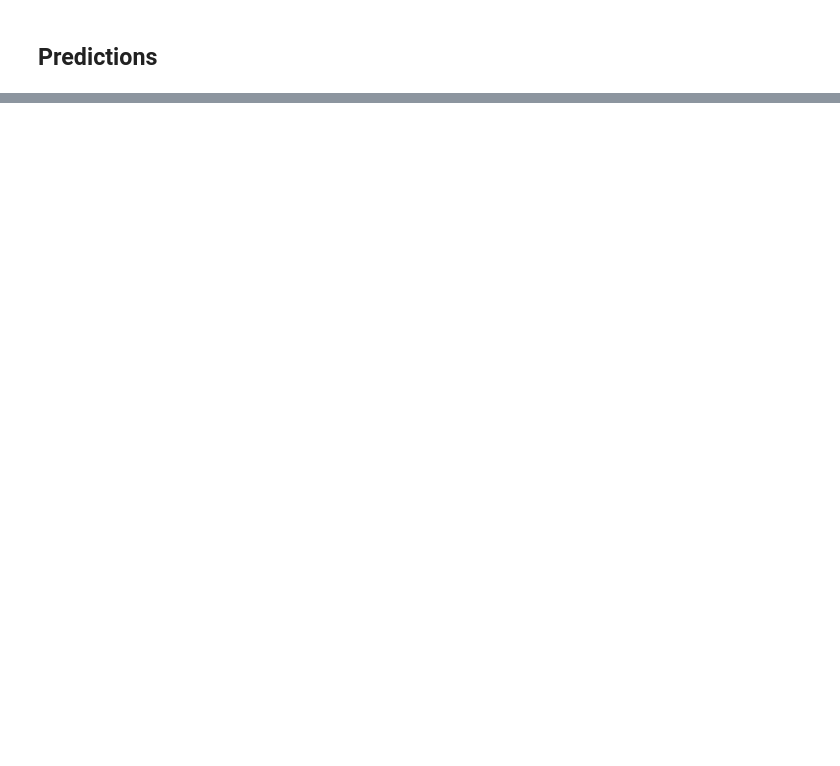
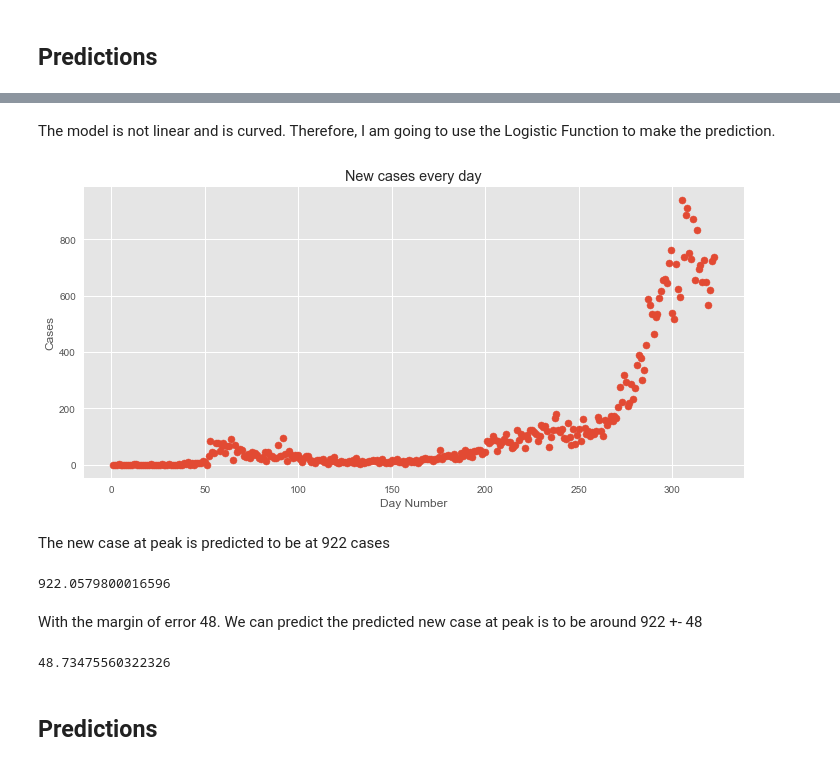
Before and after one commit to hieu-le296/Canada-covid19-analysis, a Jupyter notebook: project.ipynb, the cells around one changed output, grey strips where cells are left out. Cells and saved outputs as stored; diff of their text form; code cells hidden in the pictures; blank space fills up the shorter version.

```diff
--- a/project.ipynb
+++ b/project.ipynb
@@ -274,0 +336,16 @@ rmse: 468.9501851891274
+# %% [markdown]
+The model is not linear and is curved. Therefore, I am going to use the Logistic Function to make the prediction.
+# %%
+plt.figure(figsize=(10, 5))
+
+
+
+
+plt.scatter(x, y)
+plt.title('New cases every day')
+plt.ylabel('Cases')
+plt.xlabel('Day Number')
+
+plt.tight_layout()
+# %% [output]
+[figure, added]
@@ -274,0 +355,18 @@ rmse: 468.9501851891274
+# %% [markdown]
+The new case at peak is predicted to be at 922 cases
+# %%
+xlist = list(x)
+ylist = list(y)
+fit= curve_fit(logistic_model,xlist,ylist,p0=[12,500,50000])
+fit[0][2]
+# %% [output]
+922.0579800016596
+# %% [markdown]
+With the margin of error 48. We can predict the predicted new case at peak is to be around 922 +- 48
+# %%
+errors = [np.sqrt(fit[1][i][i]) for i in [0,1,2]]
+errors[2]
+# %% [output]
+48.73475560322326
+# %% [markdown]
+## Predictions
```
Also changed, not shown: parts of 54 cells of this notebook, 4 other files.
